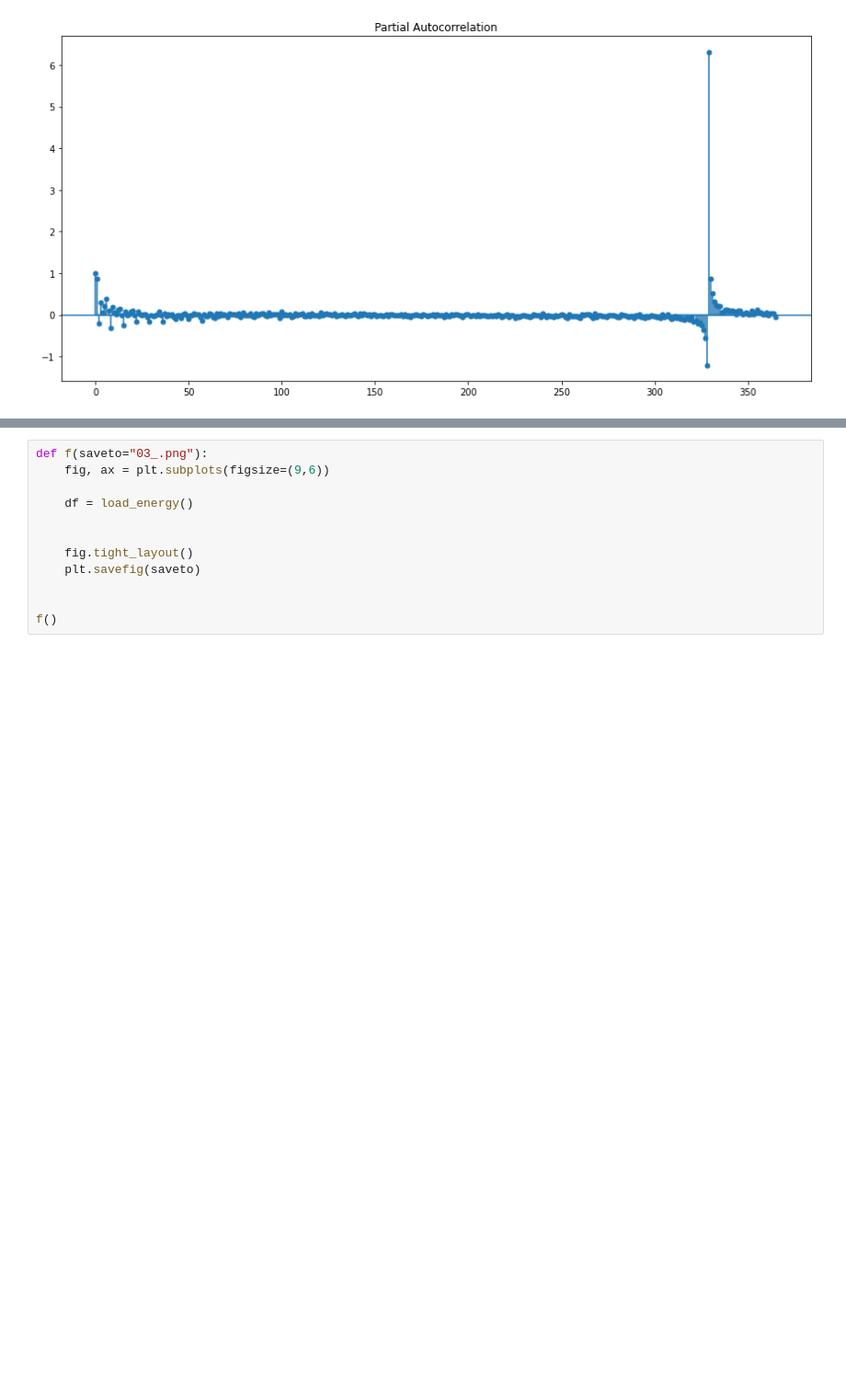
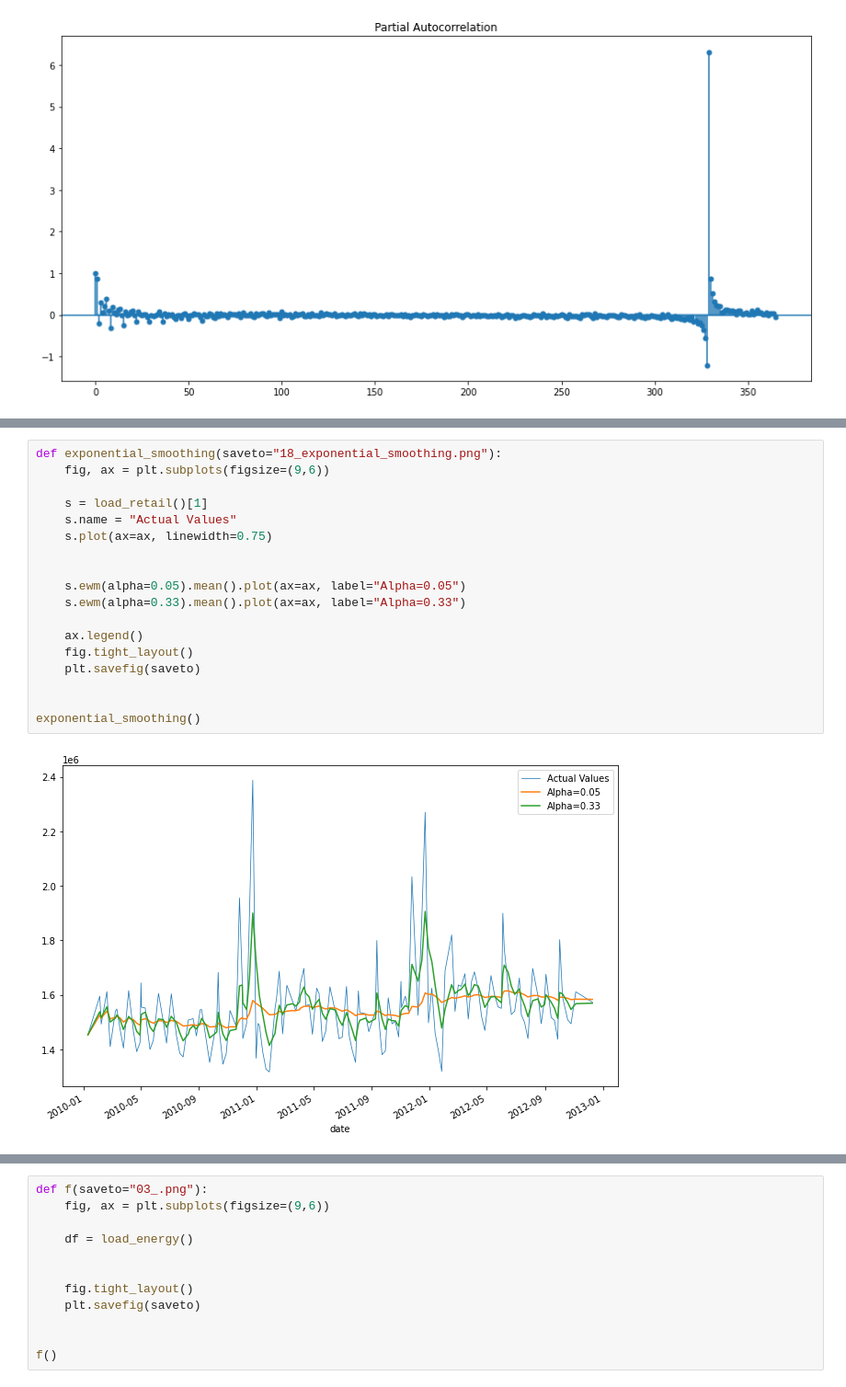
Before and after one commit to georgetown-analytics/XBUS-515.Time-Series-Analyses-and-Databases, a Jupyter notebook: figures/figures.ipynb, the cells around one changed output, grey strips where cells are left out. Shown at 92% size. Saved outputs shown, nothing was run; the diff lists cells and outputs as text; blank space fills up the shorter version.

```diff
--- a/figures/figures.ipynb
+++ b/figures/figures.ipynb
@@ -436,0 +455,20 @@ partial_autocorrelation()
+# %%
+def exponential_smoothing(saveto="18_exponential_smoothing.png"):
+    fig, ax = plt.subplots(figsize=(9,6))
+
+    s = load_retail()[1]
+    s.name = "Actual Values"
+    s.plot(ax=ax, linewidth=0.75)
+
+
+    s.ewm(alpha=0.05).mean().plot(ax=ax, label="Alpha=0.05")
+    s.ewm(alpha=0.33).mean().plot(ax=ax, label="Alpha=0.33")
+
+    ax.legend()
+    fig.tight_layout()
+    plt.savefig(saveto)
+
+
+exponential_smoothing()
+# %% [output]
+[figure, added]
```
Also changed, not shown: parts of 4 cells of this notebook, 7 other files.
